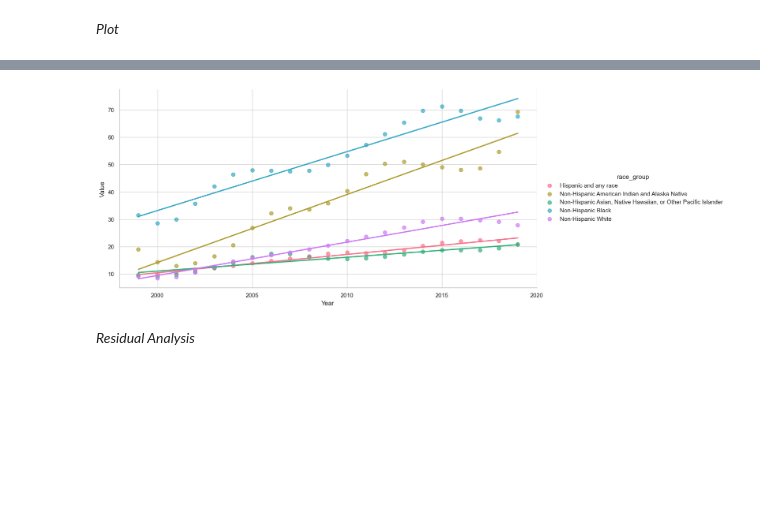
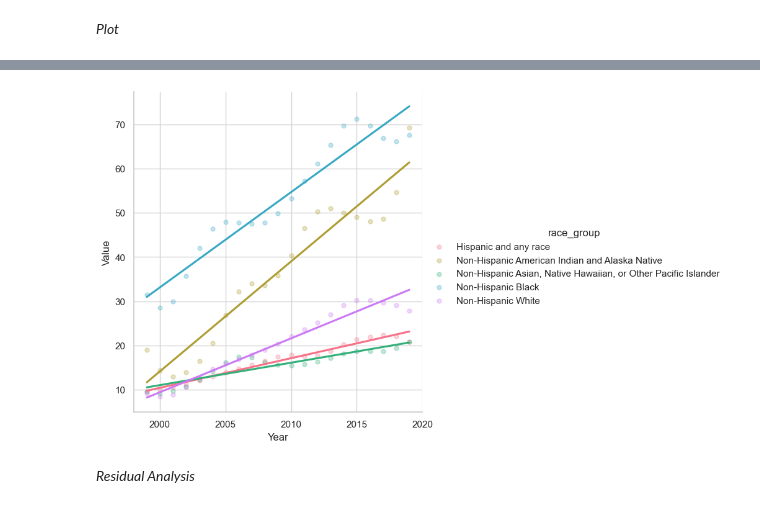
Before and after one commit to greggmaloy/Data_602, a Jupyter notebook: Assignment_11_Final_Project_MMR_US_1999_2019.ipynb, the cells around one changed output, grey strips where cells are left out. Cells and saved outputs as stored; diff of their text form; code cells hidden in the pictures; blank space fills up the shorter version.

```diff
--- a/Assignment_11_Final_Project_MMR_US_1999_2019.ipynb
+++ b/Assignment_11_Final_Project_MMR_US_1999_2019.ipynb
@@ -301,28 +301,28 @@ fig.show()
 # %%
 #this was made for github since github does not display plotly
 import seaborn as sns
 from matplotlib.ticker import FuncFormatter, MultipleLocator
 
 sns.set(style="whitegrid", rc={"grid.color": "lightgray"})
 custom_palette = sns.color_palette("husl", n_colors=len(df_first['race_group'].unique()))
 sns.lmplot(
     data=df_first,
     x='year_id',
     y='val',
     hue='race_group',
     palette=custom_palette,
-    aspect=2,
+    aspect=1,
     height=6,
     ci=None,
-    scatter_kws={'alpha':0.7, 's': 50}
+    scatter_kws={'alpha':0.3, 's': 25}
 )
 plt.xlabel('Year')
 plt.ylabel('Value')
 plt.gca().xaxis.set_major_locator(MultipleLocator(5))
 line_colors = sns.color_palette("husl", n_colors=len(df_first['race_group'].unique()))
 plt.show()
 # %% [output]
-[figure, old version]
+[figure, new version]
 # %% [markdown]
 *Residual Analysis*
 # %%
```
